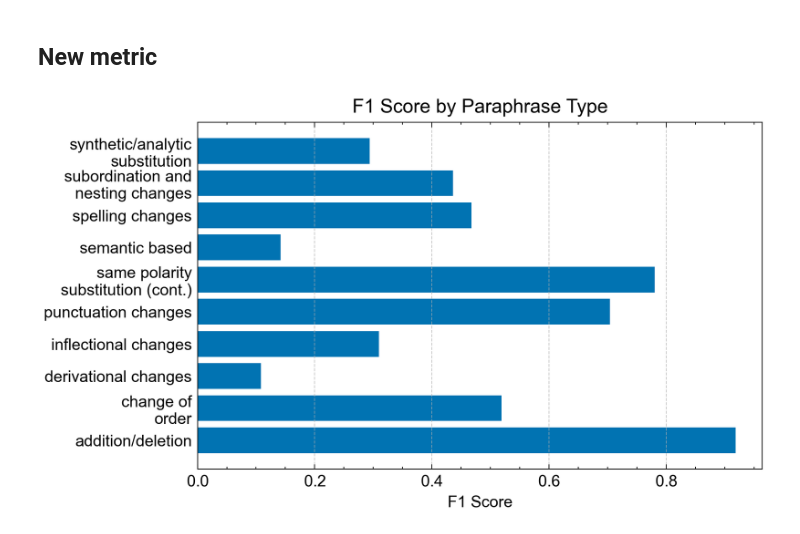
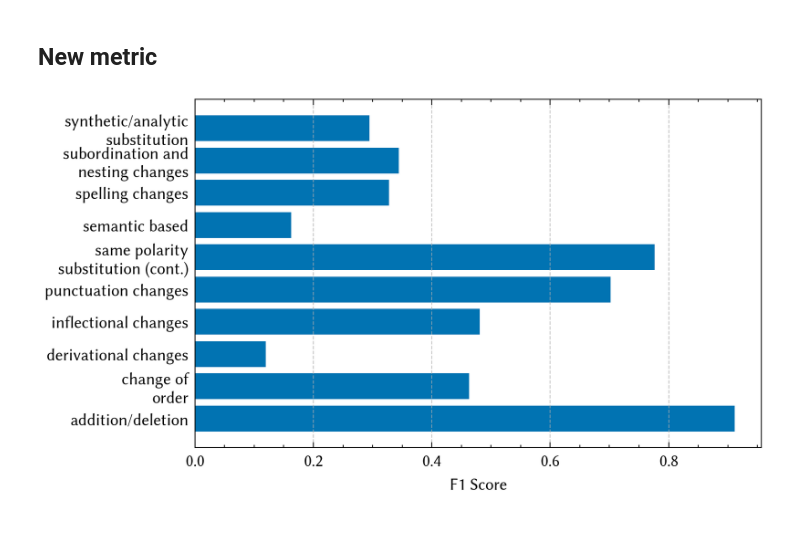
Before and after one commit to cluebbers/dpo-rlhf-paraphrase-types, a Jupyter notebook: notebooks/plots.ipynb, the cells around one changed output. Cells and saved outputs as stored; diff of their text form; code cells hidden in the pictures.

```diff
--- a/notebooks/plots.ipynb
+++ b/notebooks/plots.ipynb
@@ -22,13 +23,10 @@ TOP_10_PARAPHRASE_TYPES = [
     "spelling changes", "subordination and nesting changes", "synthetic/analytic substitution"
 ]
 
-textwidth2 = 3.08102 #twocolumn
-textwidth1 = 6.30045 #onecolumn
+textwidth1 = 5.47807 #onecolumn
 aspect_ratio = (5 ** 0.5 - 1) / 2 # golden ratio
 width1 = textwidth1
 height1 = width1 * aspect_ratio
-width2 = textwidth2
-height2 = width2 * aspect_ratio
 textwidthcm=15.99773 #onecolumn
 textwidthcm=7.82315 #twocolumn
 textheightcm=textwidthcm / aspect_ratio
@@ -281,18 +309,16 @@ corr_matrix = df.corr()
 
 # Create a heatmap for the correlation matrix
 fig, ax = plt.subplots(figsize=(width1, height1), dpi=300)
-plt.style.use(['science','no-latex'])
+plt.style.use(['science', 'no-latex'])
 sns.set_palette("colorblind")
-plt.rcParams['font.family'] = 'Arial'
-plt.rcParams['font.sans-serif'] = ['Arial']
-sns.heatmap(corr_matrix, annot=True, ax=ax, annot_kws={"fontsize": 12})
+rcParams['font.family'] = 'sans-serif'
+rcParams['font.sans-serif'] = ['Linux Biolinum O', 'Linux Biolinum', 'Biolinum']
 
-# Add title
-plt.title('Correlation between Human Rankings and Automated Metrics (DUMMY)', fontsize=12)
+sns.heatmap(corr_matrix, annot=True, ax=ax, annot_kws={"fontsize": 10})
 
 # Remove only the tick marks (but keep the labels)
-ax.tick_params(axis='x', which='both', bottom=False, top=False)  # Remove tick marks on the x-axis
-ax.tick_params(axis='y', which='both', left=False, right=False)  # Remove tick marks on the y-axis
+ax.tick_params(axis='x', which='both', bottom=False, top=False, labelsize=9)  # Remove tick marks on the x-axis
+ax.tick_params(axis='y', which='both', left=False, right=False, labelsize=9)  # Remove tick marks on the y-axis
 
 # Save the correlation matrix as a PDF
 output_path = os.path.join(output_dir, "correlation_matrix.pdf")
@@ -305,41 +331,45 @@ plt.show()
 # %% [markdown]
 ## New metric
 # %%
-classification_data = pd.read_csv('/home/slim/dpo-rhlf-paraphrase-types/out/cls-models/deberta-base_qqp_pd_ptd_results_hyperclass_20241023_144857.csv', skiprows=13)
+classification_data = pd.read_csv('/home/slim/dpo-rhlf-paraphrase-types/out/cls-models/deberta-base_qqp_pd_ptd_results_hyperclass_20241024_161522.csv', skiprows=14)
 
 def add_line_breaks(text, n=2):
     # Add a custom line break for "synthetic/analytic substitution"
     if text == "synthetic/analytic substitution":
         return "synthetic/analytic\nsubstitution"
     if text == "same polarity substitution (contextual)":
         return "same polarity\nsubstitution (cont.)"
 
     # Otherwise, split the text into words and add line breaks every `n` words
     words = text.split(' ')
     lines = [' '.join(words[i:i + n]) for i in range(0, len(words), n)]
     return '\n'.join(lines)
 
 classification_data['Paraphrase Type'] = classification_data['Paraphrase Type'].apply(lambda x: add_line_breaks(x, n=2))
 
 # Extract F1 scores for each paraphrase type, excluding rows like 'micro avg', 'macro avg', etc.
 paraphrase_f1_scores = classification_data[~classification_data['Paraphrase Type'].str.contains('avg')]
 
 # Create the plot
 fig, ax = plt.subplots(figsize=(width1, height1), dpi=300)
-plt.style.use(['science','no-latex'])
+plt.style.use(['science', 'no-latex'])
 sns.set_palette("colorblind")
-plt.rcParams['font.family'] = 'Arial'
-plt.rcParams['font.sans-serif'] = ['Arial']
+rcParams['font.family'] = 'sans-serif'
+rcParams['font.sans-serif'] = ['Linux Biolinum O', 'Linux Biolinum', 'Biolinum']
+
 plt.barh(paraphrase_f1_scores['Paraphrase Type'], paraphrase_f1_scores['F1-score'])
-plt.xlabel('F1 Score')
-plt.title('F1 Score by Paraphrase Type')
+
+plt.xlabel('F1 Score', fontsize=9)
+ax.tick_params(axis='x', which='both', labelsize=9)  # Set x-axis labels to size
+
 plt.grid(axis='x', linestyle='--', alpha=0.7)
 
-ax.tick_params(axis='y', which='both', left=False, right=False)  # Remove tick marks on the y-axis
+ax.tick_params(axis='y', which='both', left=False, right=False, labelsize=9)  # Remove tick marks on the y-axis
+
 output_path = os.path.join(output_dir, "new_type_score.pdf")
 plt.savefig(output_path, dpi=300)
 
 plt.show()
 # %% [output]
-[figure, old version]
+[figure, new version]
 # %%
```
Also changed, not shown: parts of 9 cells of this notebook.
